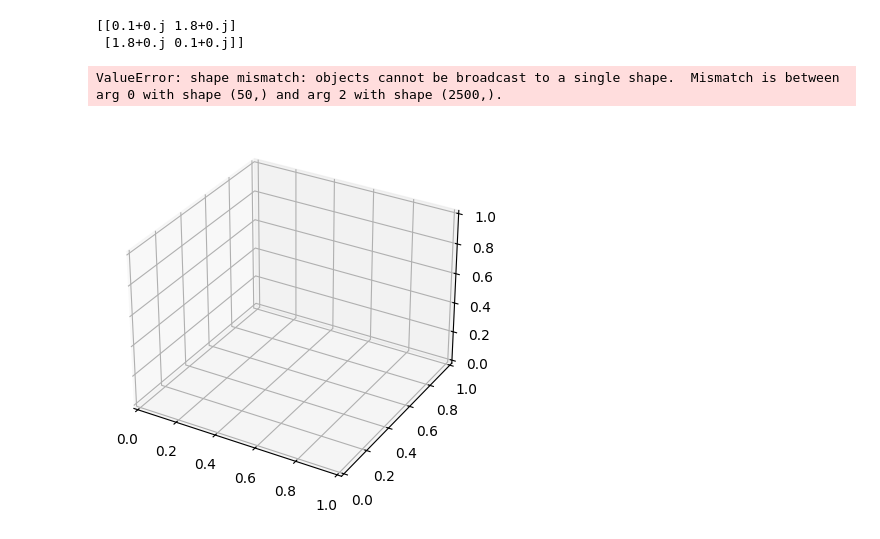
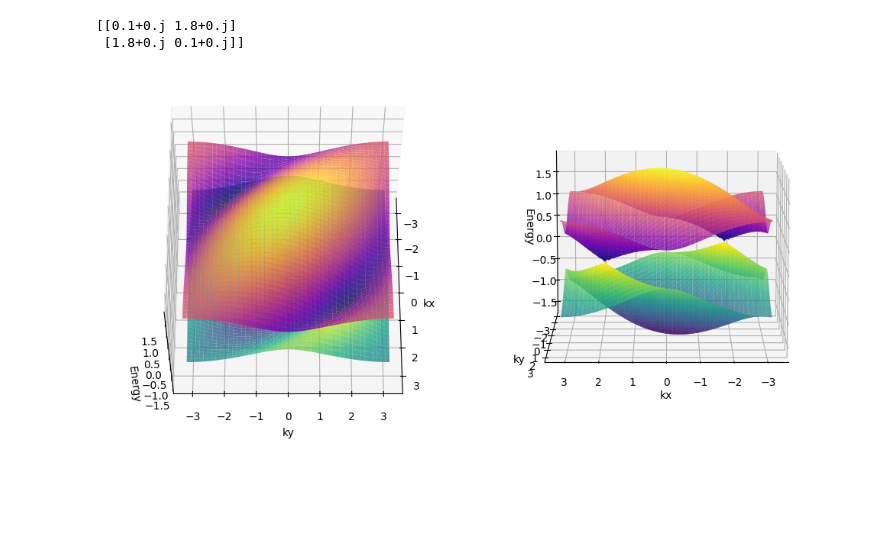
Before and after one commit to Benoul/Scientific_Computing_25-26, a Jupyter notebook: ITM/BH553_ITM_Practical.ipynb, the cells around one changed output. Cells and saved outputs as stored; diff of their text form; code cells hidden in the pictures; blank space fills up the shorter version.

Commit message:
fixed the plot

```diff
--- a/ITM/BH553_ITM_Practical.ipynb
+++ b/ITM/BH553_ITM_Practical.ipynb
@@ -150,27 +150,39 @@ print(H_k_test)
  [1.8+0.j 0.1+0.j]]
 # %%
 def plot_2D(kx_points, ky_points):
-    upper_eigenvalues = []
-    lower_eigenvalues = []
-    for kx in kx_points:
-        for ky in ky_points:
+    kX, kY = np.meshgrid(kx_points, ky_points)
+    lower_eigenvalues = np.zeros_like(kX)
+    upper_eigenvalues = np.zeros_like(kX)
+    for i, kx in enumerate(kx_points):
+        for j, ky in enumerate(ky_points):
             H_k = get_H_k_2D(kx, ky)
-            lower_evals, upper_evals = np.linalg.eigvalsh(H_k)
-            lower_eigenvalues.append(lower_evals)
-            upper_eigenvalues.append(upper_evals)
+            evals = np.linalg.eigvalsh(H_k)
+            lower_eigenvalues[j, i] = evals[0]
+            upper_eigenvalues[j, i] = evals[1]
 
-    fig = plt.figure()
-    ax = plt.axes(projection='3d')
-    ax.plot3D(kx_points, ky_points, lower_eigenvalues, cmap='viridis', edgecolor='none')
-    ax.plot3D(kx_points, ky_points, upper_eigenvalues, cmap='plasma', edgecolor='none')
-    ax.set_xlabel('kx')
-    ax.set_ylabel('ky')
-    ax.set_zlabel('Energy')
-    plt.title('Band Structure of SSH Model')
+    fig = plt.figure(figsize=(15, 5))
+
+    ax2 = fig.add_subplot(132, projection='3d')
+    ax2.plot_surface(kX, kY, lower_eigenvalues, cmap='viridis', alpha=0.8)
+    ax2.plot_surface(kX, kY, upper_eigenvalues, cmap='plasma', alpha=0.8)
+    ax2.view_init(elev=60, azim=0)
+    ax2.set_xlabel('kx')
+    ax2.set_ylabel('ky')
+    ax2.set_zlabel('Energy')
+
+    ax3 = fig.add_subplot(133, projection='3d')
+    ax3.plot_surface(kX, kY, lower_eigenvalues, cmap='viridis', alpha=0.8)
+    ax3.plot_surface(kX, kY, upper_eigenvalues, cmap='plasma', alpha=0.8)
+    ax3.view_init(elev=10, azim=90)
+    ax3.set_xlabel('kx')
+    ax3.set_ylabel('ky')
+    ax3.set_zlabel('Energy')
+
+    plt.tight_layout()
     plt.show()
+
 
 kx_points, ky_points = np.linspace(-np.pi, np.pi, 50), np.linspace(-np.pi, np.pi, 50)
 plot_2D(kx_points, ky_points)
 # %% [output]
-ValueError: shape mismatch: objects cannot be broadcast to a single shape.  Mismatch is between arg 0 with shape (50,) and arg 2 with shape (2500,).
-[figure, old version]
+[figure, new version]
```
